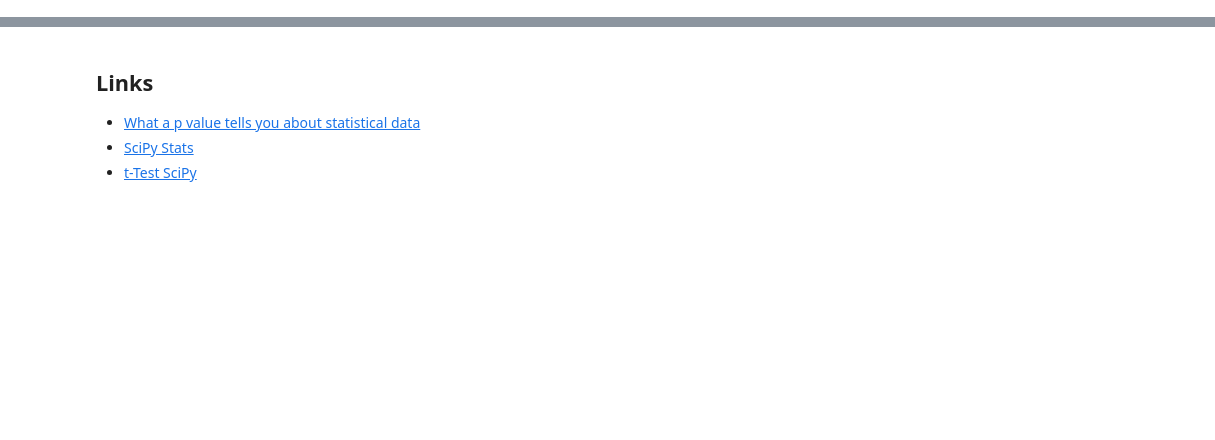
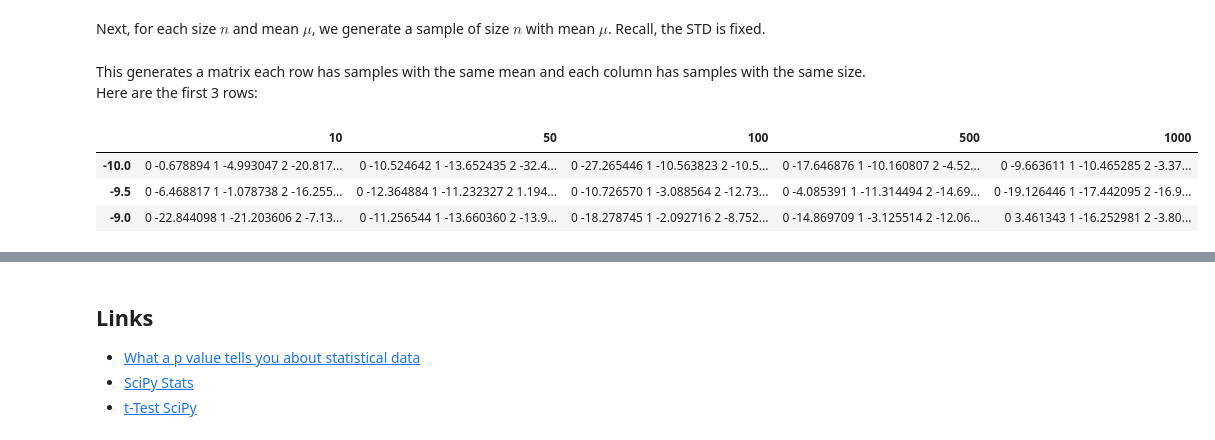
Before and after one commit to drorata/drorata.github.io, a Jupyter notebook: content/notebooks/Hypothesis-testing.ipynb, the cells around one changed output, grey strips where cells are left out. Cells and saved outputs as stored; diff of their text form; code cells hidden in the pictures; blank space fills up the shorter version.

```diff
--- a/content/notebooks/Hypothesis-testing.ipynb
+++ b/content/notebooks/Hypothesis-testing.ipynb
@@ -72,0 +40,3 @@ Ttest_1sampResult(statistic=2.8749479261409099, pvalue=0.0049471691082590098)
+# %% [markdown]
+Next, for each size $n$ and mean $\mu$, we generate a sample of size $n$ with mean $\mu$.
+Recall, the STD is fixed.
@@ -72,0 +51,10 @@ Ttest_1sampResult(statistic=2.8749479261409099, pvalue=0.0049471691082590098)
+# %% [markdown]
+This generates a matrix each row has samples with the same mean and each column has samples with the same size.
+Here are the first 3 rows:
+# %%
+samples[:-9] # Note that the index is the mean used!
+# %% [output]
+|  | 10 | 50 | 100 | 500 | 1000 |
+| -10.0 | 0 -0.678894 1 -4.993047 2 -20.817... | 0 -10.524642 1 -13.652435 2 -32.4... | 0 -27.265446 1 -10.563823 2 -10.5... | 0 -17.646876 1 -10.160807 2 -4.52... | 0 -9.663611 1 -10.465285 2 -3.37... |
+| -9.5 | 0 -6.468817 1 -1.078738 2 -16.255... | 0 -12.364884 1 -11.232327 2 1.194... | 0 -10.726570 1 -3.088564 2 -12.73... | 0 -4.085391 1 -11.314494 2 -14.69... | 0 -19.126446 1 -17.442095 2 -16.9... |
+| -9.0 | 0 -22.844098 1 -21.203606 2 -7.13... | 0 -11.256544 1 -13.660360 2 -13.9... | 0 -18.278745 1 -2.092716 2 -8.752... | 0 -14.869709 1 -3.125514 2 -12.06... | 0 3.461343 1 -16.252981 2 -3.80... |
```
Also changed, not shown: parts of 25 cells of this notebook.
